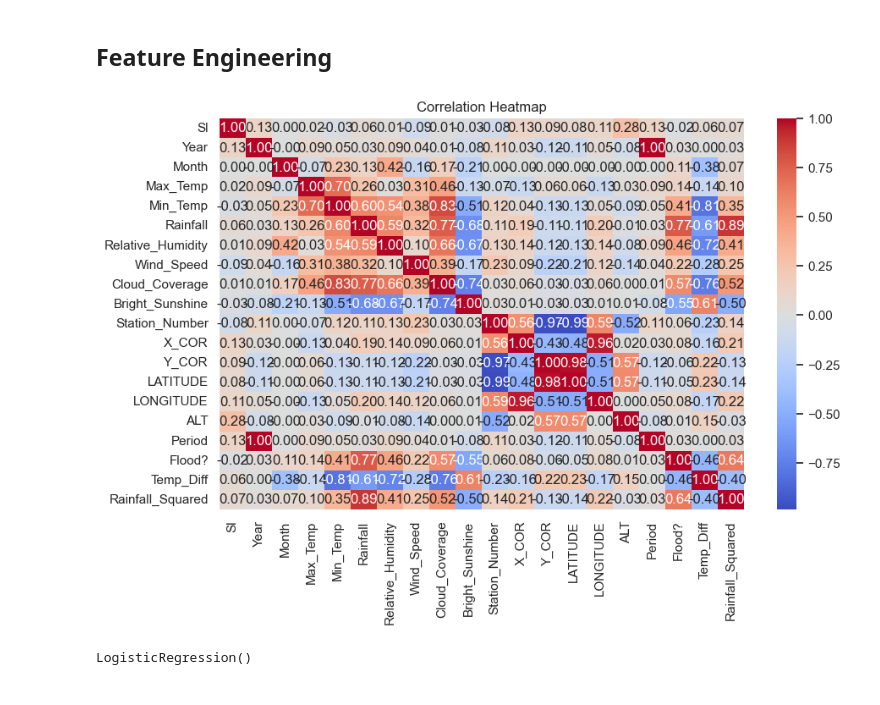
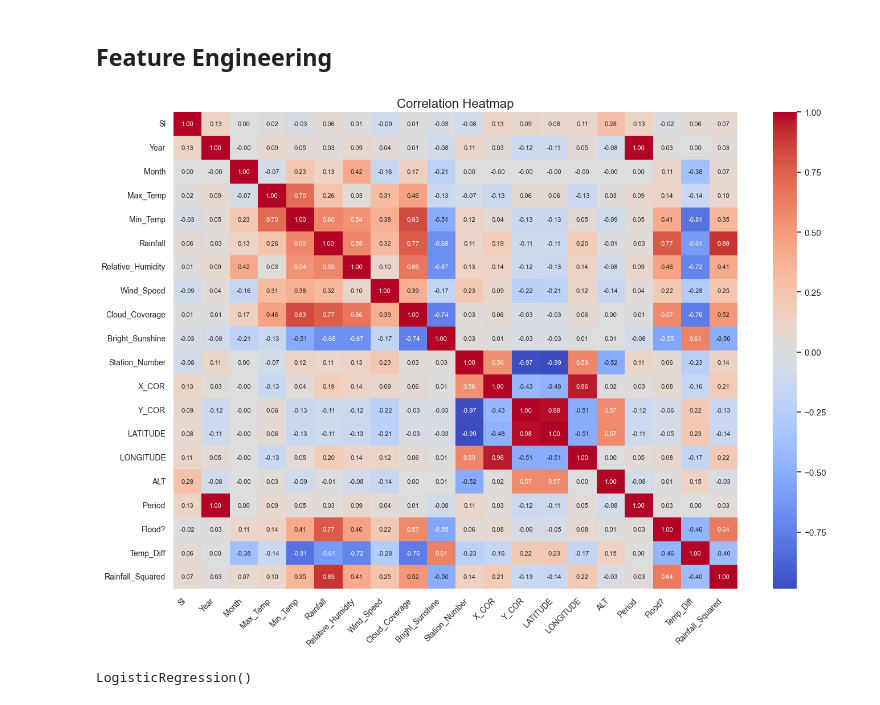
Before and after one commit to MisbahKhan0009/Flood-Guard-Server, a Jupyter notebook: ML Model/Code/Flood_Guard Final.ipynb, the cells around one changed output. Drawn from its saved outputs; the diff is of its cells as text; code cells hidden in the pictures.

```diff
--- a/ML Model/Code/Flood_Guard Final.ipynb
+++ b/ML Model/Code/Flood_Guard Final.ipynb
@@ -87,14 +87,20 @@ flood_data_cleaned['Rainfall_Squared'] = flood_data_cleaned['Rainfall'] ** 2
 # %%
 
 numerical_data = flood_data_cleaned.select_dtypes(include=['number'])
 
-plt.figure(figsize=(10, 6))
+plt.figure(figsize=(14, 10))
+
 correlation_matrix = numerical_data.corr()
-sns.heatmap(correlation_matrix, annot=True, cmap='coolwarm', fmt='.2f')
-plt.title('Correlation Heatmap')
+
+sns.heatmap(correlation_matrix, annot=True, cmap='coolwarm', fmt='.2f', annot_kws={"size": 8})
+
+plt.xticks(rotation=45, ha='right', fontsize=10)
+plt.yticks(fontsize=10)
+plt.title('Correlation Heatmap', fontsize=16)
+plt.tight_layout()
 plt.show()
 # %% [output]
-[figure, old version]
+[figure, new version]
 # %%
 X = flood_data_cleaned[['Max_Temp', 'Min_Temp', 'Rainfall', 'Relative_Humidity', 'Wind_Speed', 'Cloud_Coverage', 'Bright_Sunshine', 'Temp_Diff', 'Rainfall_Squared']]
 y = flood_data_cleaned['Flood?']
```
Also changed, not shown: parts of 4 cells of this notebook.
